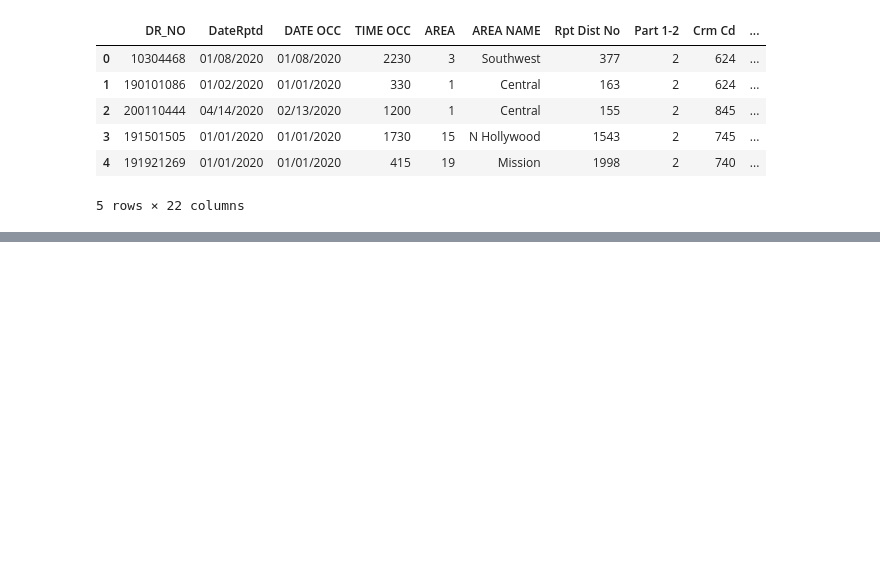
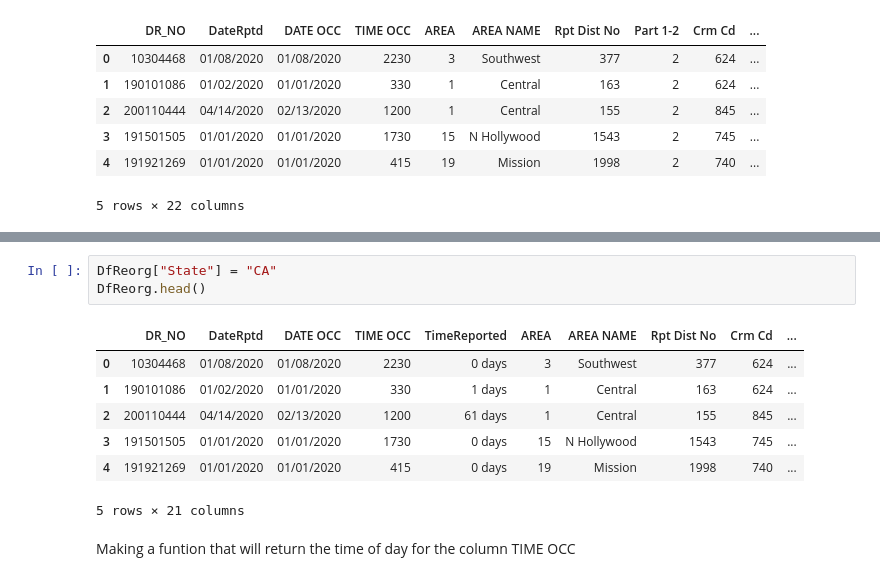
Before and after one commit to 2Pako/LACrimeDataFrom2020toPresent, a Jupyter notebook: LACrimeDataFrom2020toPresent.ipynb, the cells around one changed output, grey strips where cells are left out. Cells and saved outputs as stored; diff of their text form; blank space fills up the shorter version.

```diff
--- a/LACrimeDataFrom2020toPresent.ipynb
+++ b/LACrimeDataFrom2020toPresent.ipynb
@@ -214,0 +296,13 @@ DFNAN.to_csv('CleanCrimeDatafrom2020toPresent.CSV')
+# %%
+DfReorg["State"] = "CA"
+DfReorg.head()
+# %% [output]
+|  | DR_NO | DateRptd | DATE OCC | TIME OCC | TimeReported | AREA | AREA NAME | Rpt Dist No | Crm Cd | ... |
+| 0 | 10304468 | 01/08/2020 | 01/08/2020 | 2230 | 0 days | 3 | Southwest | 377 | 624 | ... |
+| 1 | 190101086 | 01/02/2020 | 01/01/2020 | 330 | 1 days | 1 | Central | 163 | 624 | ... |
+| 2 | 200110444 | 04/14/2020 | 02/13/2020 | 1200 | 61 days | 1 | Central | 155 | 845 | ... |
+| 3 | 191501505 | 01/01/2020 | 01/01/2020 | 1730 | 0 days | 15 | N Hollywood | 1543 | 745 | ... |
+| 4 | 191921269 | 01/01/2020 | 01/01/2020 | 415 | 0 days | 19 | Mission | 1998 | 740 | ... |
+5 rows × 21 columns
+# %% [markdown]
+Making a funtion that will return the time of day for the column TIME OCC
```
Also changed, not shown: parts of 21 cells of this notebook.
